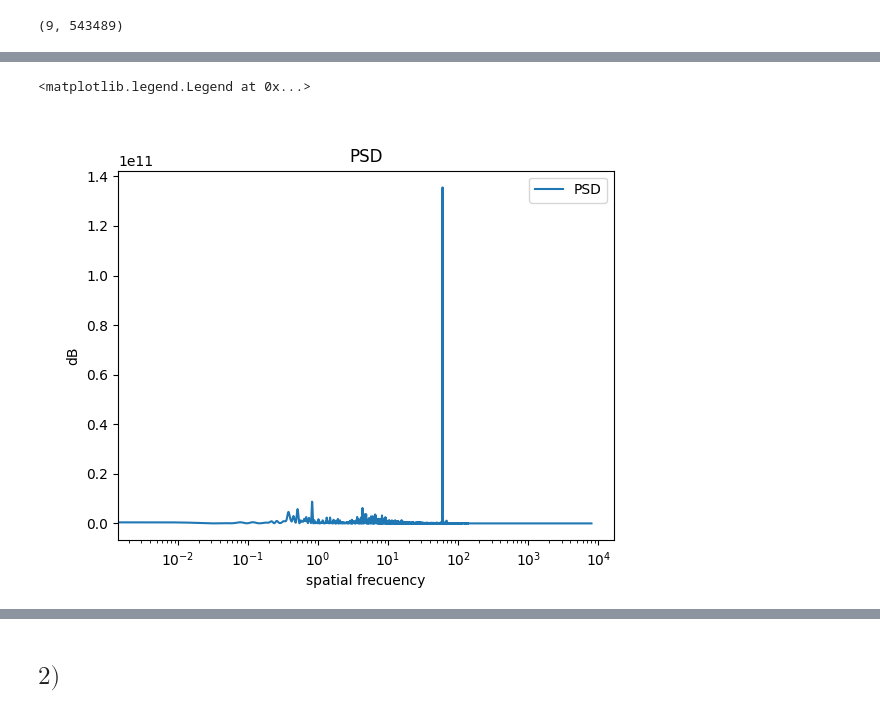
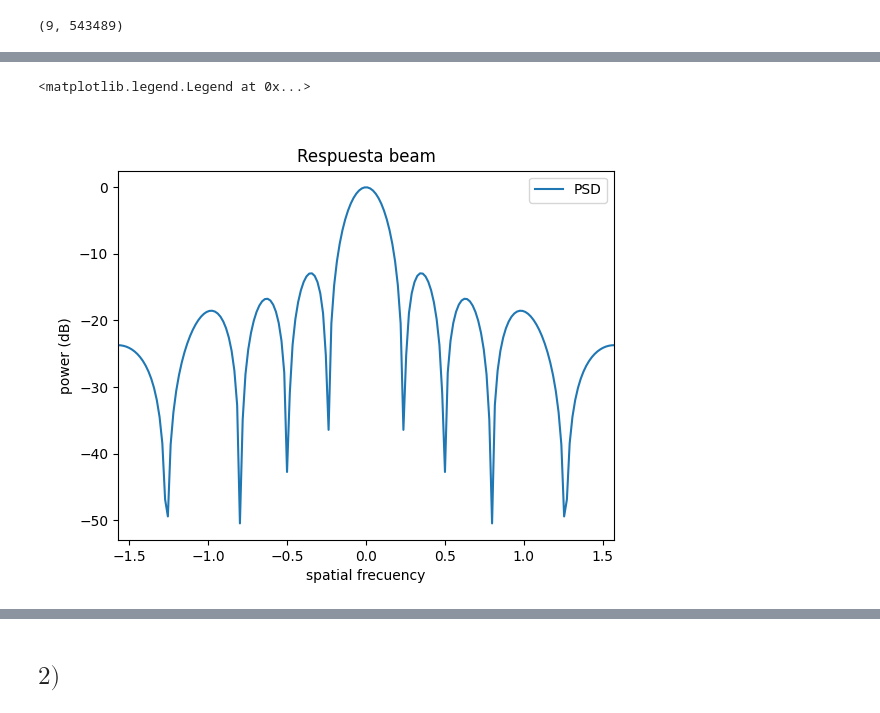
Before and after one commit to GonzaLinares/PASA_TP4, a Jupyter notebook: main.ipynb, the cells around one changed output, grey strips where cells are left out. Drawn from its saved outputs; the diff is of its cells as text; code cells hidden in the pictures.

```diff
--- a/main.ipynb
+++ b/main.ipynb
@@ -71,27 +56,23 @@ array([0.00000000e+00+0.00000000e+00j, 1.98286788e-14+4.81779523e-15j,
-# %%
-def PSD(seq, padding_mult):
-    SeqF = rfft(seq, int(len(seq)*padding_mult))
-    psd = np.abs(SeqF)**2 / (len(seq))
-    freq = rfftfreq(int(len(seq)*padding_mult), 1/fs)
-    return freq, psd
-
-freq, psd = PSD(y, 10)
-
-plt.figure()
-plt.title("PSD")
-plt.plot(freq, psd, label='PSD')
-plt.xlabel("spatial frecuency")
-plt.ylabel("dB")
-plt.xscale('log')
-plt.legend()
-# %% [output]
-<matplotlib.legend.Legend at 0x...>
-[figure, removed]
 # %%
 d = 0.08
 vs = 343
-v = lambda phi: 1/np.sqrt(M) * np.exp(2j*np.pi*d*np.sin(phi)*fc*np.arange(M)/vs)
+c = np.array([1/np.sqrt(M)]*M) #Creamos los coeficientes del beamformer
+v = lambda phi: 1/np.sqrt(M) * np.exp(2j*np.pi*d*np.sin(phi)*fc*np.arange(M)/vs) #Armamos el vector de respuesta al arreglo
+rB = lambda phi: np.dot(np.conjugate(np.array(c).T), v(phi)) #Calculamos la respuesta beam para cada phi
-# %%
-rB = lambda phi: np.conjugate(np.array(c).T) * v(phi)
 # %%
 vec = np.linspace(start=-np.pi/2,stop=np.pi/2,num=180)
+# %%
+z = np.zeros(shape=len(vec))
+for i, val in enumerate(vec):
+    z[i] = 10 * np.log10(np.abs(rB(val))**2)
+# %%
+plt.figure()
+plt.title("Respuesta beam")
+plt.plot(vec, z, label='PSD')
+plt.xlabel("spatial frecuency")
+plt.ylabel("power (dB)")
+plt.xlim([-np.pi/2, np.pi/2])
+plt.legend()
+# %% [output]
+<matplotlib.legend.Legend at 0x...>
+[figure, added]
```
Also changed, not shown: parts of 20 cells of this notebook.
